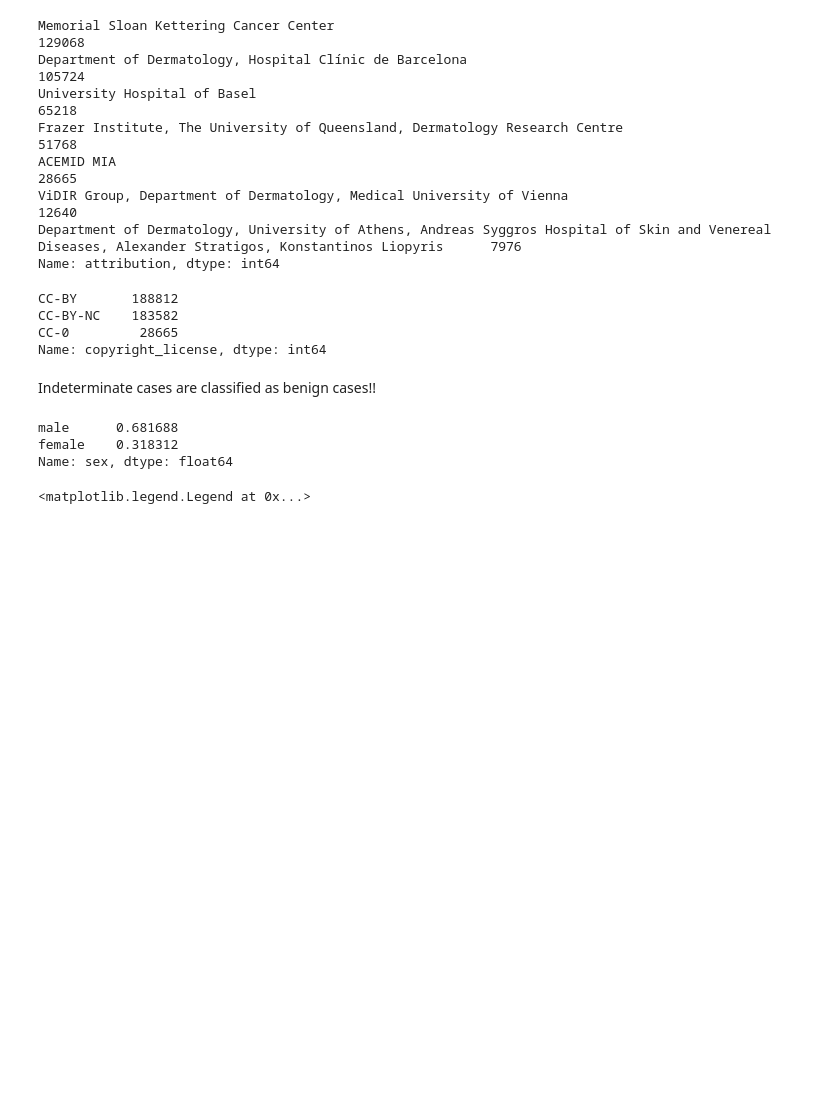
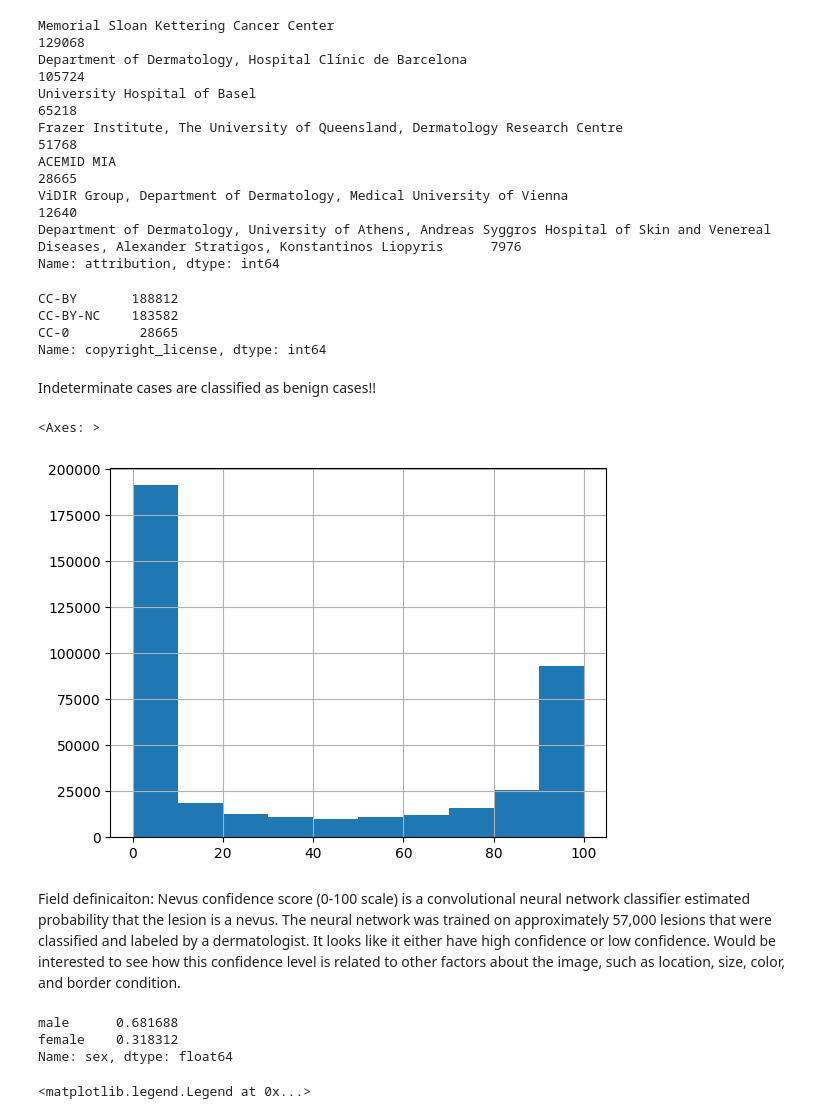
Before and after one commit to JinghanChen99/Kaggle-Skin-Cancer, a Jupyter notebook: load_data.ipynb, the cells around one changed output. Saved outputs shown, nothing was run; the diff lists cells and outputs as text; code cells hidden in the pictures; blank space fills up the shorter version.

Commit message:
add tbp_lv_nevi_confidence

```diff
--- a/load_data.ipynb
+++ b/load_data.ipynb
@@ -239,6 +239,14 @@ CC-0         28665
 Name: copyright_license, dtype: int64
 # %% [markdown]
 Indeterminate cases are classified as benign cases!!
+# %%
+train_metadata['tbp_lv_nevi_confidence'].hist()
+# %% [output]
+<Axes: >
+[figure, added]
+# %% [markdown]
+Field definicaiton: Nevus confidence score (0-100 scale) is a convolutional neural network classifier estimated probability that the lesion is a nevus. The neural network was trained on approximately 57,000 lesions that were classified and labeled by a dermatologist.
+It looks like it either have high confidence or low confidence. Would be interested to see how this confidence level is related to other factors about the image, such as location, size, color, and border condition.
 # %%
 train_metadata.sex.value_counts(normalize=True)
 # %% [output]
```
